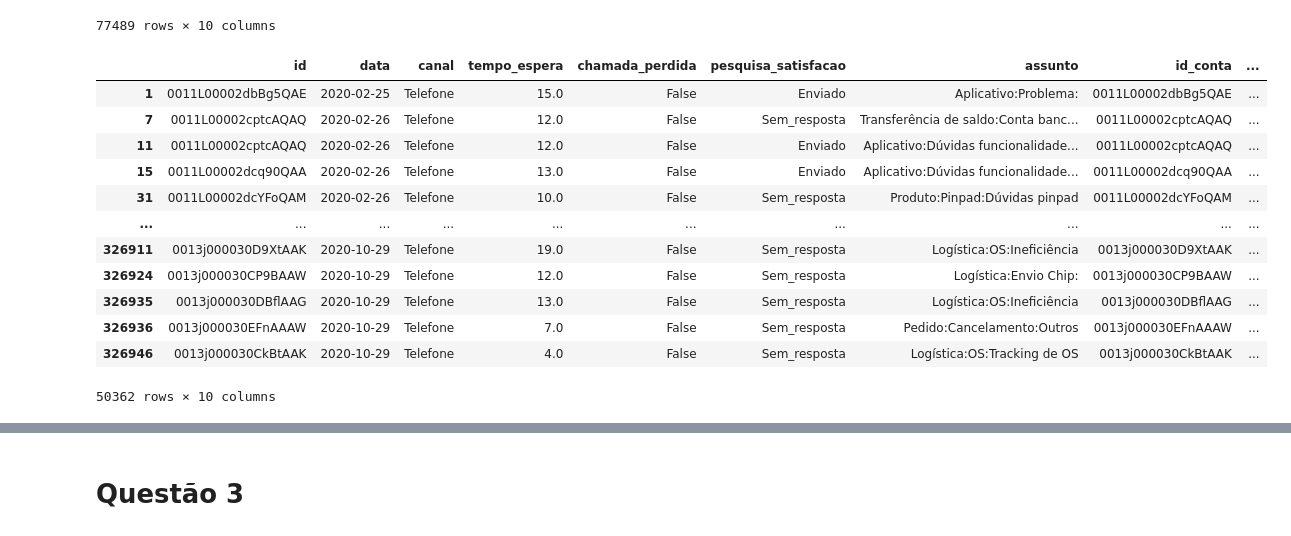
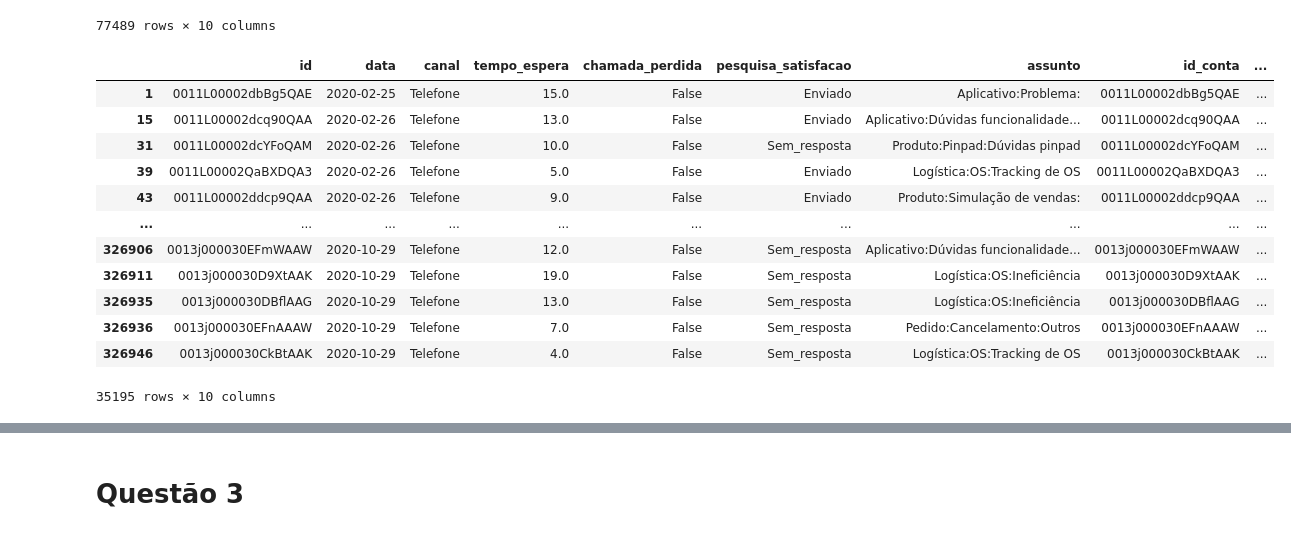
Before and after one commit to rafajovelho/Case3, a Jupyter notebook: Caso_TON.ipynb, the cells around one changed output, grey strips where cells are left out. Drawn from its saved outputs; the diff is of its cells as text; code cells hidden in the pictures.

```diff
--- a/Caso_TON.ipynb
+++ b/Caso_TON.ipynb
@@ -875,23 +841,23 @@ df3
 | 326952 | 0013j00002zeAEbAAM | 2020-10-29 | Telefone | 3.0 | False | Sem_resposta | Aplicativo:Dúvidas funcionalidade... | 0013j00002zeAEbAAM | ... |
 77489 rows × 10 columns
 # %%
-# Filtrar as chamadas que ocorrem em ATÉ UM(podemos mudar pra testar) mês após a data do credenciamento do cliente
-q2 = df3[(df3['data'] - df3['data_cred'] < np.timedelta64(1,'M'))]
+# Filtrar as chamadas que ocorrem em ATÉ UMA(podemos mudar pra testar) semana (7 dias) após a data do credenciamento do cliente
+q2 = df3[(df3['data'] - df3['data_cred'] <= np.timedelta64(14,'D'))]
 q2
 # %% [output]
 |  | id | data | canal | tempo_espera | chamada_perdida | pesquisa_satisfacao | assunto | id_conta | ... |
 | 1 | 0011L00002dbBg5QAE | 2020-02-25 | Telefone | 15.0 | False | Enviado | Aplicativo:Problema: | 0011L00002dbBg5QAE | ... |
-| 7 | 0011L00002cptcAQAQ | 2020-02-26 | Telefone | 12.0 | False | Sem_resposta | Transferência de saldo:Conta banc... | 0011L00002cptcAQAQ | ... |
-| 11 | 0011L00002cptcAQAQ | 2020-02-26 | Telefone | 12.0 | False | Enviado | Aplicativo:Dúvidas funcionalidade... | 0011L00002cptcAQAQ | ... |
 | 15 | 0011L00002dcq90QAA | 2020-02-26 | Telefone | 13.0 | False | Enviado | Aplicativo:Dúvidas funcionalidade... | 0011L00002dcq90QAA | ... |
 | 31 | 0011L00002dcYFoQAM | 2020-02-26 | Telefone | 10.0 | False | Sem_resposta | Produto:Pinpad:Dúvidas pinpad | 0011L00002dcYFoQAM | ... |
+| 39 | 0011L00002QaBXDQA3 | 2020-02-26 | Telefone | 5.0 | False | Enviado | Logística:OS:Tracking de OS | 0011L00002QaBXDQA3 | ... |
+| 43 | 0011L00002ddcp9QAA | 2020-02-26 | Telefone | 9.0 | False | Enviado | Produto:Simulação de vendas: | 0011L00002ddcp9QAA | ... |
 | ... | ... | ... | ... | ... | ... | ... | ... | ... | ... |
+| 326906 | 0013j000030EFmWAAW | 2020-10-29 | Telefone | 12.0 | False | Sem_resposta | Aplicativo:Dúvidas funcionalidade... | 0013j000030EFmWAAW | ... |
 | 326911 | 0013j000030D9XtAAK | 2020-10-29 | Telefone | 19.0 | False | Sem_resposta | Logística:OS:Ineficiência | 0013j000030D9XtAAK | ... |
-| 326924 | 0013j000030CP9BAAW | 2020-10-29 | Telefone | 12.0 | False | Sem_resposta | Logística:Envio Chip: | 0013j000030CP9BAAW | ... |
 | 326935 | 0013j000030DBflAAG | 2020-10-29 | Telefone | 13.0 | False | Sem_resposta | Logística:OS:Ineficiência | 0013j000030DBflAAG | ... |
 | 326936 | 0013j000030EFnAAAW | 2020-10-29 | Telefone | 7.0 | False | Sem_resposta | Pedido:Cancelamento:Outros | 0013j000030EFnAAAW | ... |
 | 326946 | 0013j000030CkBtAAK | 2020-10-29 | Telefone | 4.0 | False | Sem_resposta | Logística:OS:Tracking de OS | 0013j000030CkBtAAK | ... |
-50362 rows × 10 columns
+35195 rows × 10 columns
 # %%
 # Talvez seja melhor criar uma coluna binária que indique se a chamada foi feita antes ou dps de um mês de credenciamento (1 -> chamadas de clientes recém credenciados , 0 -> chamados de clientes credenciados a mais de 1 mês)
 # df3['chamadas_primeiro_mes'] = np.where((df3['data'] - df3['data_cred'] < np.timedelta64(1, 'M')), 1, 0)
```
Also changed, not shown: parts of 32 cells of this notebook.
